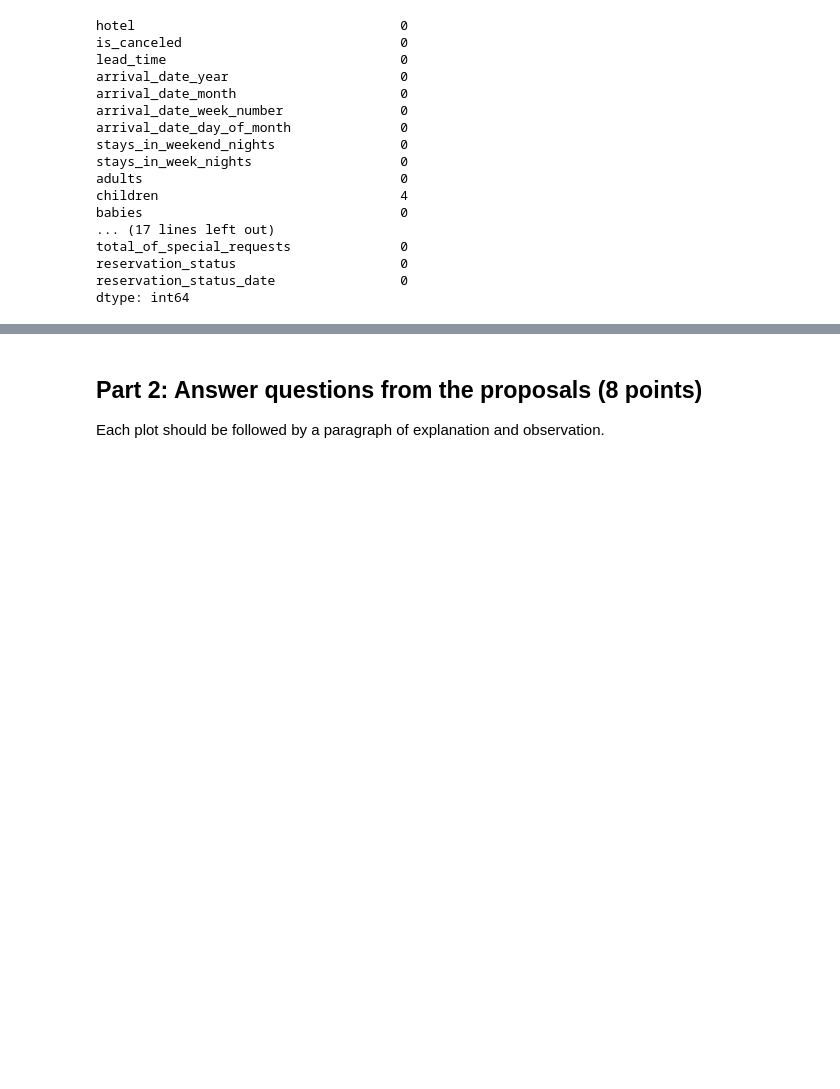
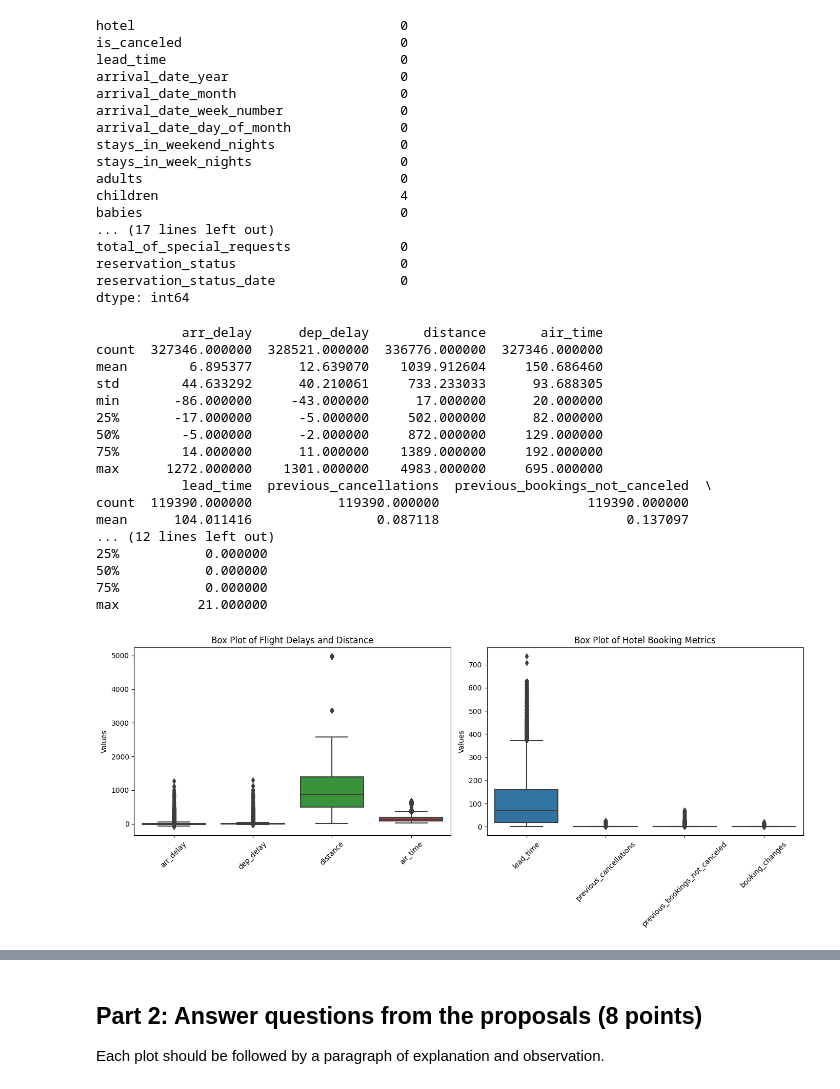
Before and after one commit to ConorJones05/STOR320_Final, a Jupyter notebook: EDA Template.ipynb, the cells around one changed output, grey strips where cells are left out. Saved outputs shown, nothing was run; the diff lists cells and outputs as text; code cells hidden in the pictures; blank space fills up the shorter version.

```diff
--- a/EDA Template.ipynb
+++ b/EDA Template.ipynb
@@ -74,5 +74,43 @@ reservation_status_date                0
 dtype: int64
 # %%
 ## Outlier check (1 point)
+# %%
+print(flights.describe()[['arr_delay','dep_delay','distance','air_time']])
+print(hotel.describe()[['lead_time','previous_cancellations','previous_bookings_not_canceled','booking_changes']])
+
+plt.figure(figsize=(14, 6))
+plt.subplot(1, 2, 1)
+sns.boxplot(data=flights[['arr_delay', 'dep_delay', 'distance', 'air_time']])
+plt.title('Box Plot of Flight Delays and Distance')
+plt.ylabel('Values')
+plt.xticks(rotation=45)
+
+plt.subplot(1, 2, 2)
+sns.boxplot(data=hotel[['lead_time', 'previous_cancellations', 'previous_bookings_not_canceled', 'booking_changes']])
+plt.title('Box Plot of Hotel Booking Metrics')
+plt.ylabel('Values')
+plt.xticks(rotation=45)
+
+plt.tight_layout()
+plt.show()
+# %% [output]
+           arr_delay      dep_delay       distance       air_time
+count  327346.000000  328521.000000  336776.000000  327346.000000
+mean        6.895377      12.639070    1039.912604     150.686460
+std        44.633292      40.210061     733.233033      93.688305
+min       -86.000000     -43.000000      17.000000      20.000000
+25%       -17.000000      -5.000000     502.000000      82.000000
+50%        -5.000000      -2.000000     872.000000     129.000000
+75%        14.000000      11.000000    1389.000000     192.000000
+max      1272.000000    1301.000000    4983.000000     695.000000
+           lead_time  previous_cancellations  previous_bookings_not_canceled  \
+count  119390.000000           119390.000000                   119390.000000
+mean      104.011416                0.087118                        0.137097
+... (12 lines left out)
+25%           0.000000
+50%           0.000000
+75%           0.000000
+max          21.000000
+[figure, added]
 # %%
 ## data merging (1 point)
```
Also changed, not shown: parts of 2 cells of this notebook.
